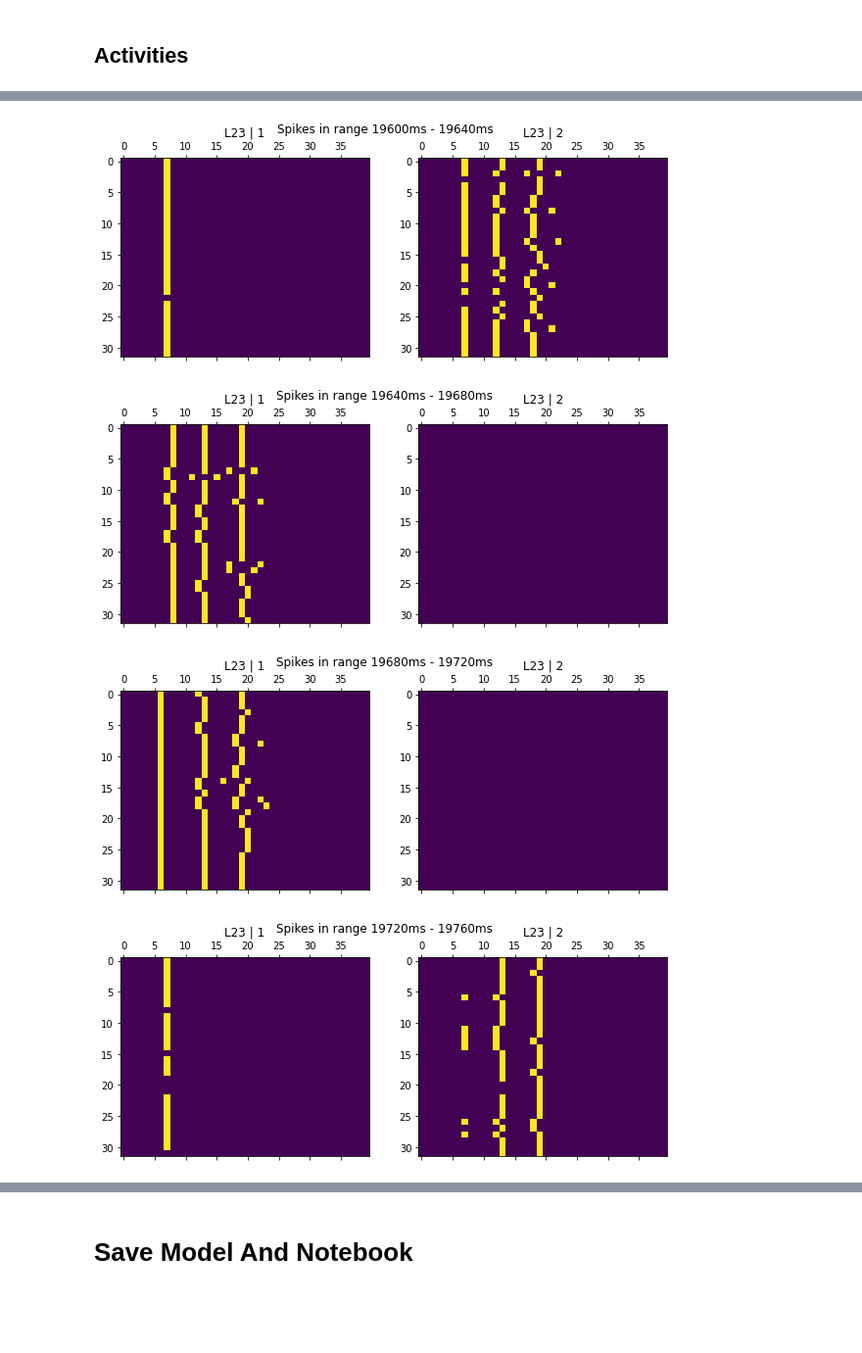
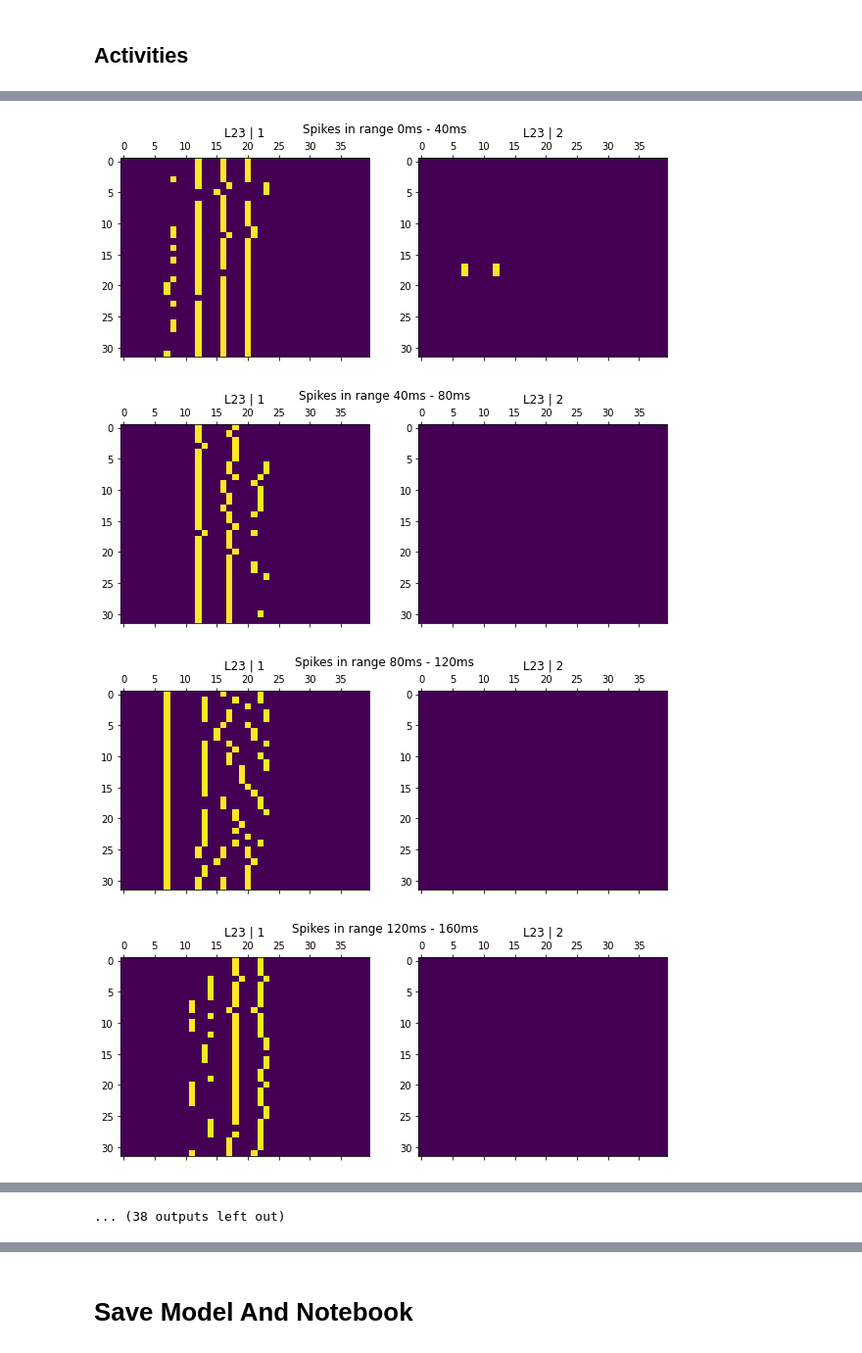
Before and after one commit to amiraslanaslani/thesis, a Jupyter notebook: c3.ipynb, the cells around one changed output, grey strips where cells are left out. Shown at 98% size. Cells and saved outputs as stored; diff of their text form; code cells hidden in the pictures; blank space fills up the shorter version.

```diff
--- a/c3.ipynb
+++ b/c3.ipynb
@@ -150,6 +189,6 @@ input_to_cc_con_args = {
 connection_type = RandomConnection
 # %%
-c3 = CorticalColumn(connection_args, layer_args_l23, layer_args_l4, name="c3", monitor=LAYER_23|LAYER_4)
+c3 = CorticalColumn(connection_args, layer_args_l23, layer_args_l4, name="c3", monitor=LAYER_23|LAYER_4, **backward_args_kw)
 # %%
 c1_c3_connection = LayerConnection(c1_complex, c3, connection_type, input_to_cc_con_args)
 c2_c3_connection = LayerConnection(c2_complex, c3, connection_type, input_to_cc_con_args)
@@ -164,7 +225,7 @@ model.add_outpops(c3.get_output_pops())
 # %% [markdown]
 # Add to Network
 # %%
-network = Network(dt=1.0)
+network = MultiConnectionNetwork(dt=1.0)
 model.add_to_network(network)
 # %%
 bl_monitors = []
@@ -406,11 +467,11 @@ show_spikes(x, ["L4 | 1", "L4 | 2"], fig_size=(8,8))
 # %%
 # print(session_class[x])
 # plt.matshow(spikes["L23 | 1"][:, x * each_session:x * each_session + each_session])
 # plt.matshow(spikes["L23 | 2"][:, x * each_session:x * each_session + each_session])
-for x in range(490, 499):
+for x in range(0, 50):
     show_spikes(x, ["L23 | 1", "L23 | 2"], fig_size=(10,4))
 # %% [output]
-[figure, old version]
+[figure, new version]
-[figure, old version]
+[figure, new version]
-[figure, old version]
+[figure, new version]
-[figure, old version]
+[figure, new version]
@@ -422,3 +486,4 @@ for x in range(490, 499):
+... (38 outputs left out)
 # %%
 ver_num = len(spikes)
 fig, axes = plt.subplots(ver_num * 3, 1, figsize=(100, 100), gridspec_kw={'height_ratios': [50, 10, 1] * ver_num})
```
Also changed, not shown: parts of 22 cells of this notebook, 6 other files.
